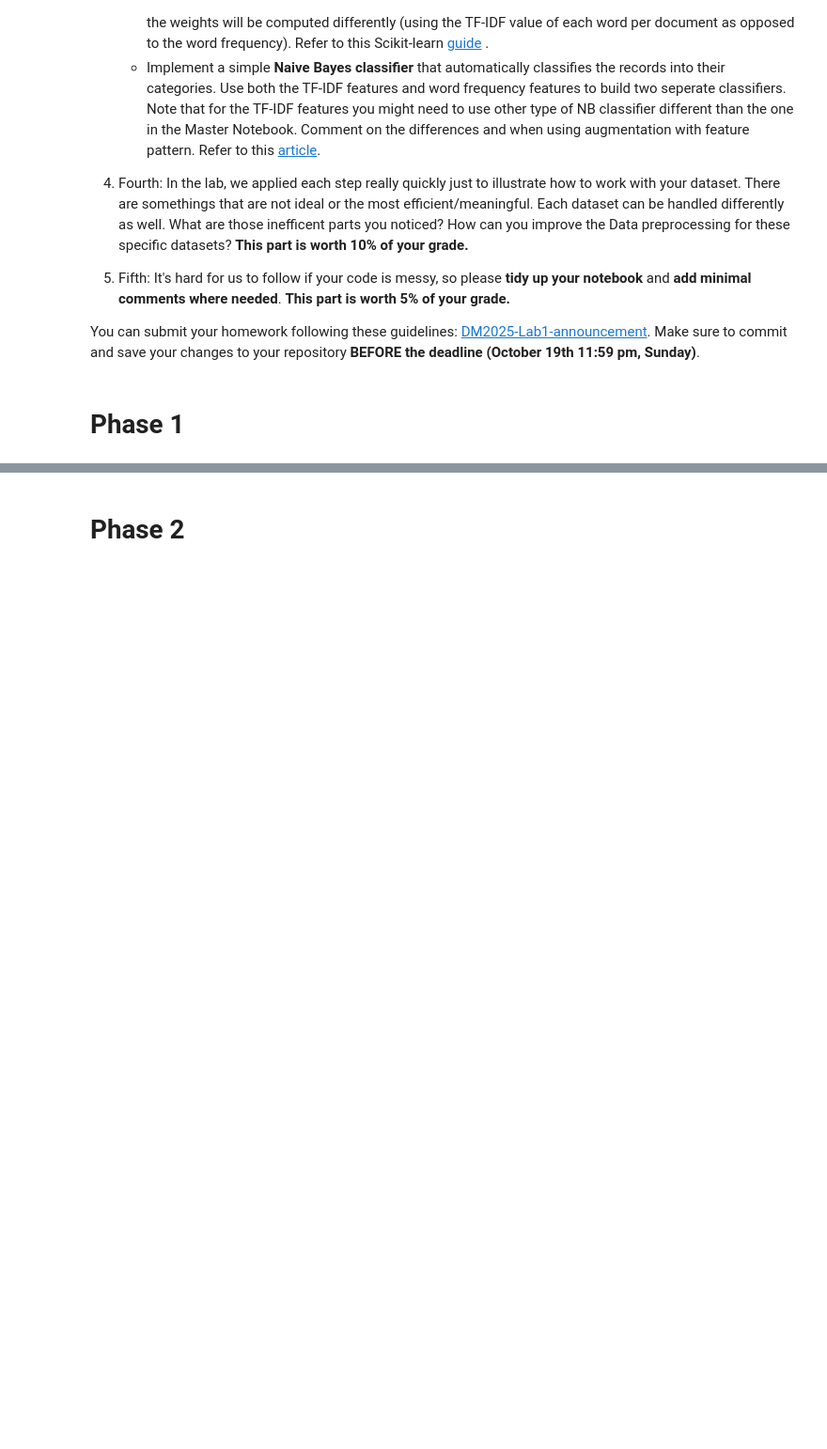
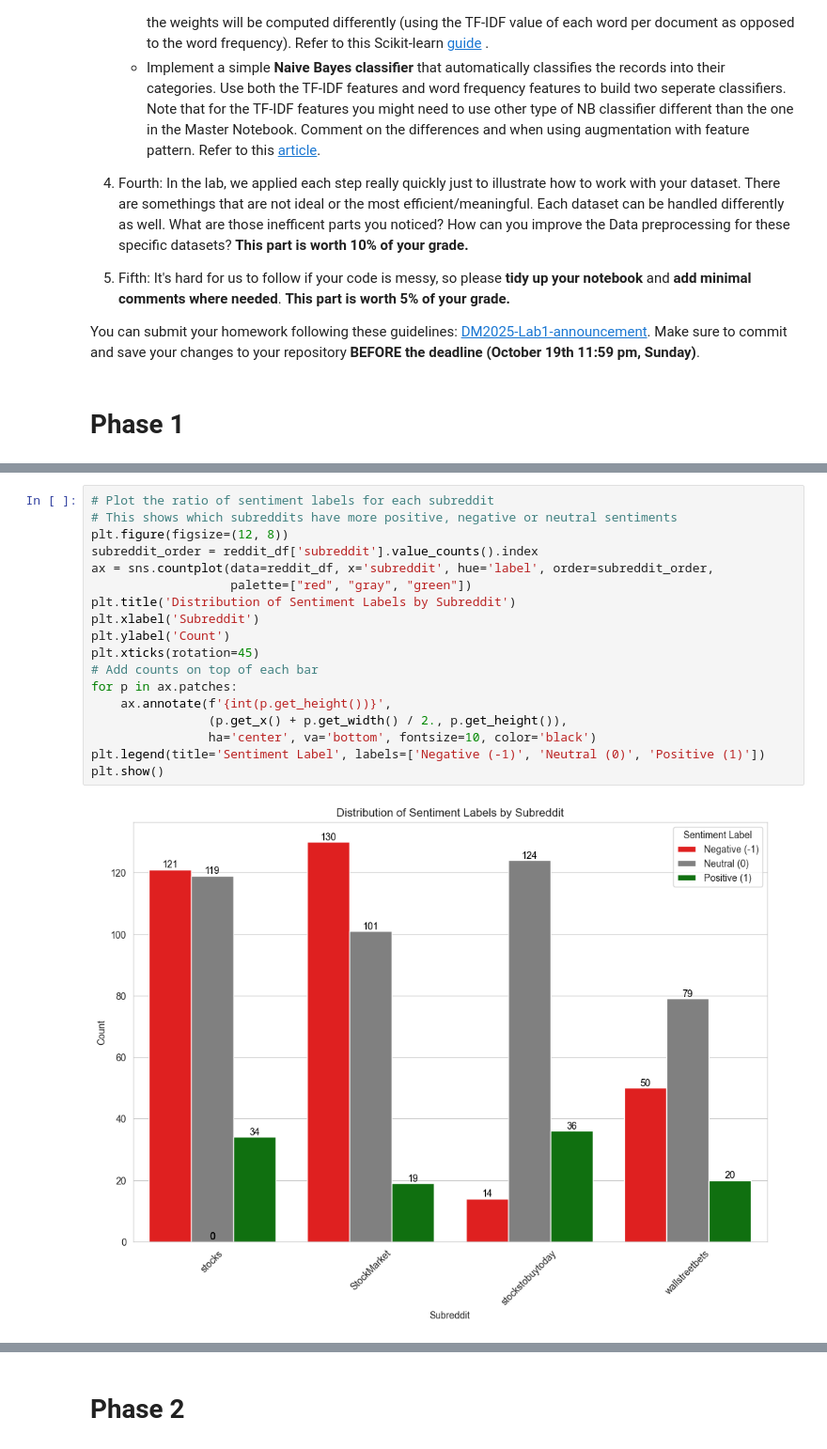
Before and after one commit to Vlhermitte/DM2025-Lab1-Exercise, a Jupyter notebook: DM2025-Lab1-Homework.ipynb, the cells around one changed output, grey strips where cells are left out. Shown: that part at 94% size. Cells and saved outputs as stored; diff of their text form; blank space fills up the shorter version.

```diff
--- a/DM2025-Lab1-Homework.ipynb
+++ b/DM2025-Lab1-Homework.ipynb
@@ -62,0 +173,20 @@ You can submit your homework following these guidelines: [DM2025-Lab1-announceme
+# %%
+# Plot the ratio of sentiment labels for each subreddit
+# This shows which subreddits have more positive, negative or neutral sentiments
+plt.figure(figsize=(12, 8))
+subreddit_order = reddit_df['subreddit'].value_counts().index
+ax = sns.countplot(data=reddit_df, x='subreddit', hue='label', order=subreddit_order,
+                   palette=["red", "gray", "green"])
+plt.title('Distribution of Sentiment Labels by Subreddit')
+plt.xlabel('Subreddit')
+plt.ylabel('Count')
+plt.xticks(rotation=45)
+# Add counts on top of each bar
+for p in ax.patches:
+    ax.annotate(f'{int(p.get_height())}',
+                (p.get_x() + p.get_width() / 2., p.get_height()),
+                ha='center', va='bottom', fontsize=10, color='black')
+plt.legend(title='Sentiment Label', labels=['Negative (-1)', 'Neutral (0)', 'Positive (1)'])
+plt.show()
+# %% [output]
+[figure, added]
```
Also changed, not shown: parts of 23 cells of this notebook.
